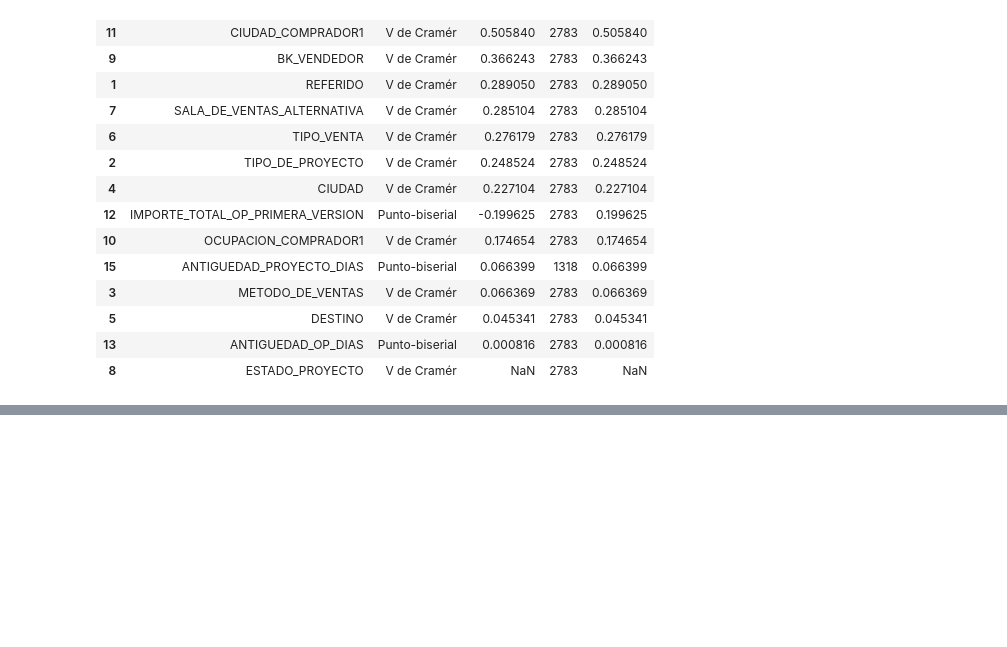
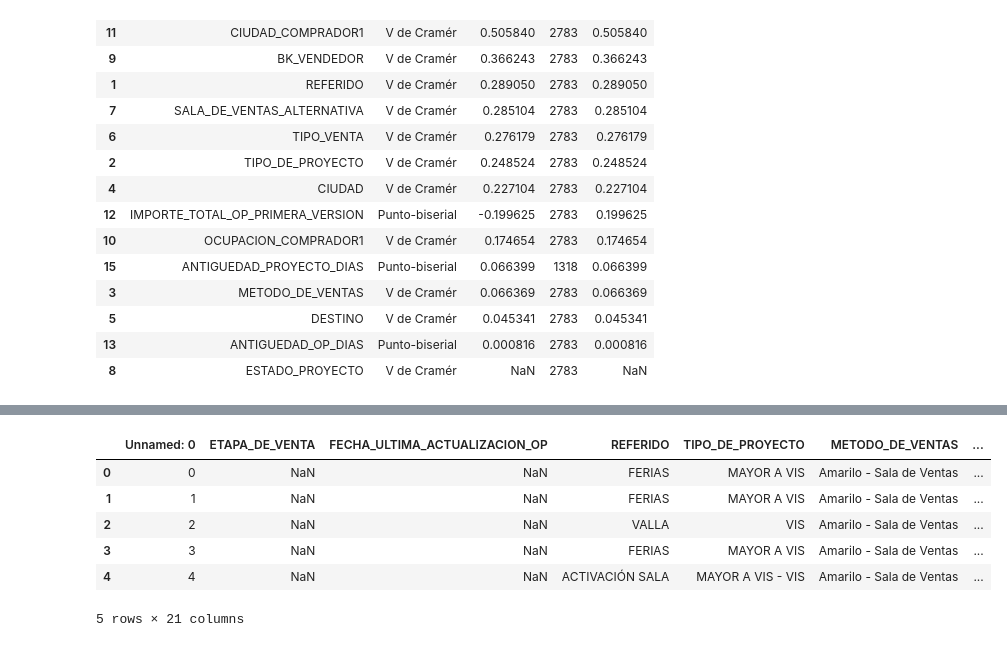
Before and after one commit to Jcamposlozano/pb_Amarilo, a Jupyter notebook: src/notebook/read_documents.ipynb, the cells around one changed output, grey strips where cells are left out. Saved outputs shown, nothing was run; the diff lists cells and outputs as text; code cells hidden in the pictures; blank space fills up the shorter version.

```diff
--- a/src/notebook/read_documents.ipynb
+++ b/src/notebook/read_documents.ipynb
@@ -500,0 +738,10 @@ fig.show()
+# %%
+df_modelo.head()
+# %% [output]
+|  | Unnamed: 0 | ETAPA_DE_VENTA | FECHA_ULTIMA_ACTUALIZACION_OP | REFERIDO | TIPO_DE_PROYECTO | METODO_DE_VENTAS | ... |
+| 0 | 0 | NaN | NaN | FERIAS | MAYOR A VIS | Amarilo - Sala de Ventas | ... |
+| 1 | 1 | NaN | NaN | FERIAS | MAYOR A VIS | Amarilo - Sala de Ventas | ... |
+| 2 | 2 | NaN | NaN | VALLA | VIS | Amarilo - Sala de Ventas | ... |
+| 3 | 3 | NaN | NaN | FERIAS | MAYOR A VIS | Amarilo - Sala de Ventas | ... |
+| 4 | 4 | NaN | NaN | ACTIVACIÓN SALA | MAYOR A VIS - VIS | Amarilo - Sala de Ventas | ... |
+5 rows × 21 columns
```
Also changed, not shown: parts of 2 cells of this notebook, 18 other files.
